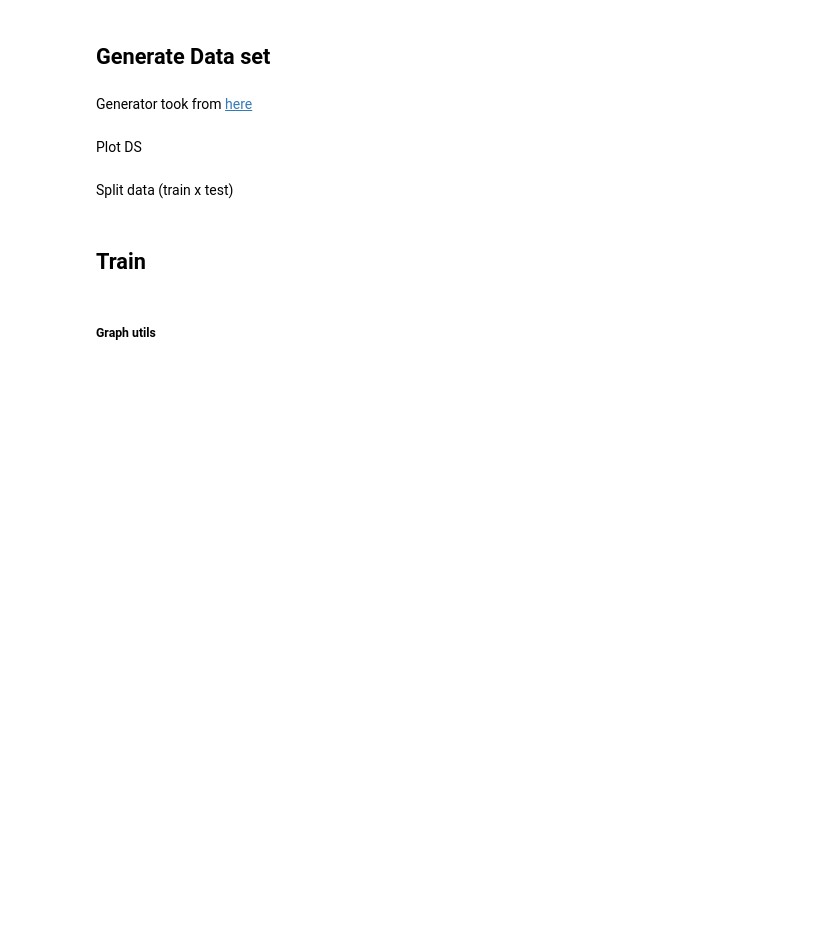
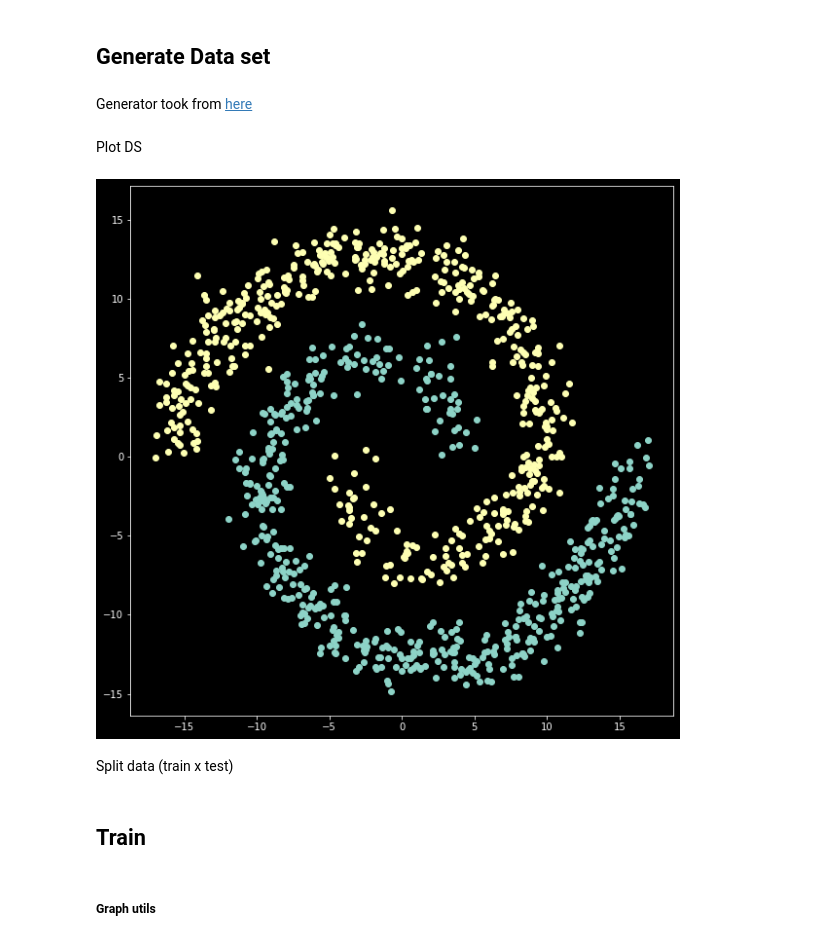
Before and after one commit to hjcostabr76/ml, a Jupyter notebook: classification/svm/nb_svm.ipynb, the cells around one changed output. Drawn from its saved outputs; the diff is of its cells as text; code cells hidden in the pictures; blank space fills up the shorter version.

```diff
--- a/classification/svm/nb_svm.ipynb
+++ b/classification/svm/nb_svm.ipynb
@@ -48,10 +48,12 @@ ds = pd.DataFrame(columns=['x', 'y', 'label'], data=res)
 Plot DS
 # %%
 
-# plt.rcParams["figure.figsize"] = (10, 10)
-# plt.scatter(x_a[:,0],x_a[:,1])
-# plt.scatter(x_b[:,0],x_b[:,1])
-# plt.show()
+plt.rcParams["figure.figsize"] = (10, 10)
+plt.scatter(x_a[:,0],x_a[:,1])
+plt.scatter(x_b[:,0],x_b[:,1])
+plt.show()
+# %% [output]
+[figure, added]
 # %% [markdown]
 Split data (train x test)
 # %%
```
Also changed, not shown: 3 other files.
